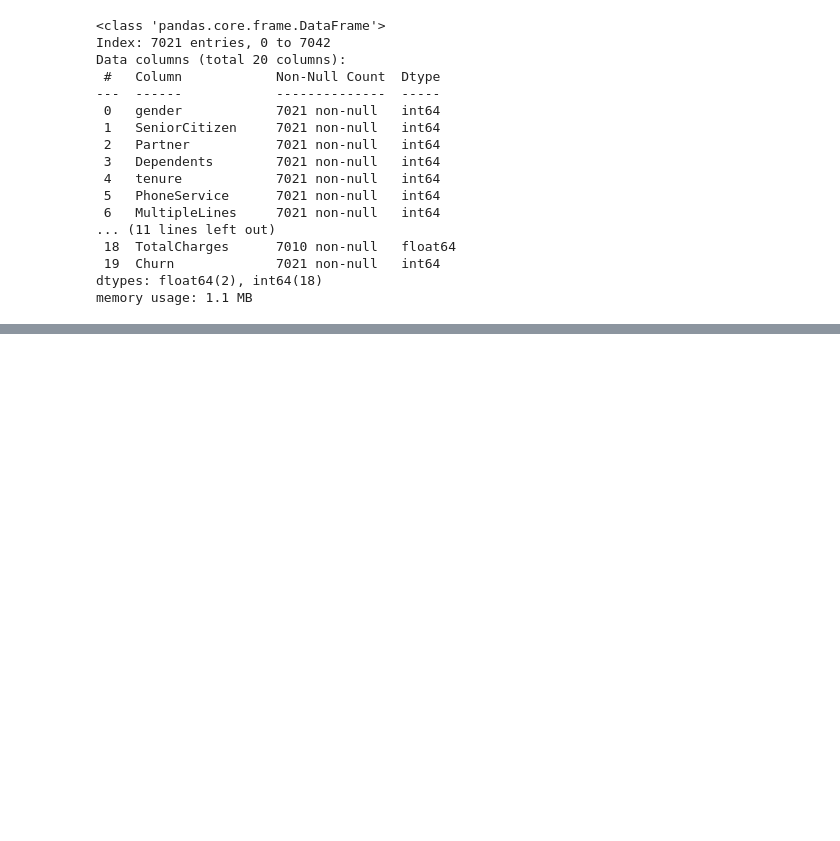
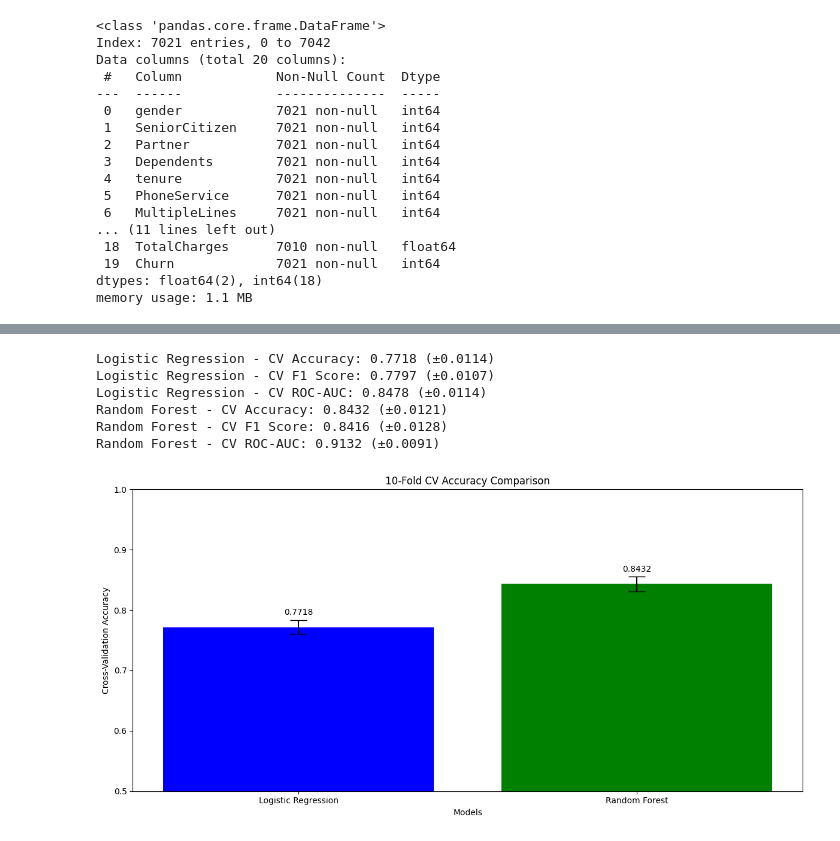
Before and after one commit to Pi-poel1/Machine-Learning-Project, a Jupyter notebook: churn_predection.ipynb, the cells around one changed output, grey strips where cells are left out. Cells and saved outputs as stored; diff of their text form; code cells hidden in the pictures; blank space fills up the shorter version.

Commit message:
modeling added

```diff
--- a/churn_predection.ipynb
+++ b/churn_predection.ipynb
@@ -319,6 +346,6 @@ memory usage: 1.1 MB
 # %%
 # Selection des caractéristiques et de la cible
-X = df.drop(columns=['Churn']) # Variables explicatives
+X = df.drop(columns=['Churn' , 'TotalCharges']) # Variables explicatives
 y = df['Churn'] # Variable cible
 # %%
 # Separation des données en ensembles d'entraînement et de test
@@ -332,0 +402,13 @@ Taille de l'ensemble de test : 1405
+# %%
+from sklearn.model_selection import StratifiedKFold
+from statsmodels.stats.outliers_influence import variance_inflation_factor
+
+
+CV = StratifiedKFold(n_splits=10, shuffle=True, random_state=42)
+def checkVIF(X):
+    vif = pd.DataFrame()
+    vif['Features'] = X.columns
+    vif['VIF'] = [variance_inflation_factor(X.values, i) for i in range(X.shape[1])]
+    vif['VIF'] = round(vif['VIF'], 2)
+    vif = vif.sort_values(by = "VIF", ascending = False,)
+    return(vif)
@@ -332,0 +441,52 @@ Taille de l'ensemble de test : 1405
+# %%
+from sklearn.ensemble import RandomForestClassifier
+from sklearn.linear_model import LogisticRegression
+from sklearn.model_selection import cross_val_score
+
+
+models_cv = {
+    'Logistic Regression': LogisticRegression(random_state=42),
+    'Random Forest': RandomForestClassifier(random_state=42)
+}
+
+
+cv_results = {}
+for name, model in models_cv.items():
+    accuracy_scores = cross_val_score(model, X_train_smote, y_train_smote, cv=CV, scoring='accuracy')
+    f1_scores = cross_val_score(model, X_train_smote, y_train_smote, cv=CV, scoring='f1')
+    roc_auc_scores = cross_val_score(model, X_train_smote, y_train_smote, cv=CV, scoring='roc_auc')
+    cv_results[name] = {
+        'accuracy_mean': np.mean(accuracy_scores),
+        'accuracy_std': np.std(accuracy_scores),
+        'roc_auc_mean': np.mean(roc_auc_scores),
+        'roc_auc_std': np.std(roc_auc_scores),
+        'f1_mean': np.mean(f1_scores),
+        'f1_std': np.std(f1_scores)
+    }
+    print(f"{name} - CV Accuracy: {cv_results[name]['accuracy_mean']:.4f} (±{cv_results[name]['accuracy_std']:.4f})")
+    print(f"{name} - CV F1 Score: {cv_results[name]['f1_mean']:.4f} (±{cv_results[name]['f1_std']:.4f})")
+    print(f"{name} - CV ROC-AUC: {cv_results[name]['roc_auc_mean']:.4f} (±{cv_results[name]['roc_auc_std']:.4f})")
+
+# Accurary
+plt.figure(figsize=(12, 6))
+model_names = list(cv_results.keys())
+accuracy_means = [res['accuracy_mean'] for res in cv_results.values()]
+accuracy_stds = [res['accuracy_std'] for res in cv_results.values()]
+
+plt.bar(model_names, accuracy_means, yerr=accuracy_stds, capsize=10, color=['blue', 'green', 'red'])
+plt.xlabel('Models')
+plt.ylabel('Cross-Validation Accuracy')
+plt.title('10-Fold CV Accuracy Comparison')
+plt.ylim([0.5, 1.0])
+for i, mean in enumerate(accuracy_means):
+    plt.text(i, mean + 0.02, f'{mean:.4f}', ha='center')
+plt.tight_layout()
+plt.show()
+# %% [output]
+Logistic Regression - CV Accuracy: 0.7718 (±0.0114)
+Logistic Regression - CV F1 Score: 0.7797 (±0.0107)
+Logistic Regression - CV ROC-AUC: 0.8478 (±0.0114)
+Random Forest - CV Accuracy: 0.8432 (±0.0121)
+Random Forest - CV F1 Score: 0.8416 (±0.0128)
+Random Forest - CV ROC-AUC: 0.9132 (±0.0091)
+[figure, added]
```
Also changed, not shown: parts of 16 cells of this notebook, 1 other file.
